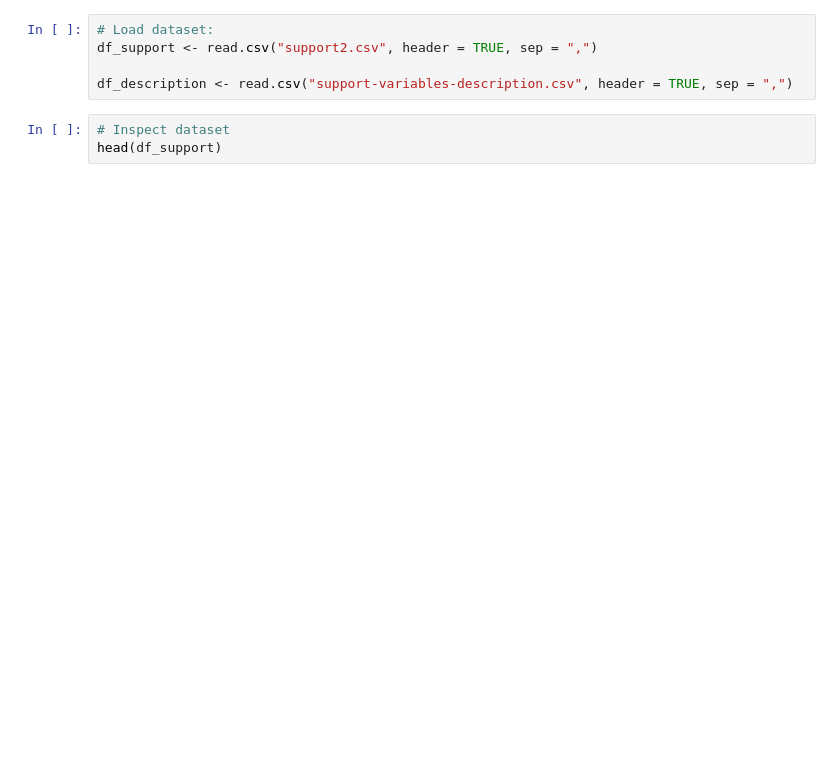
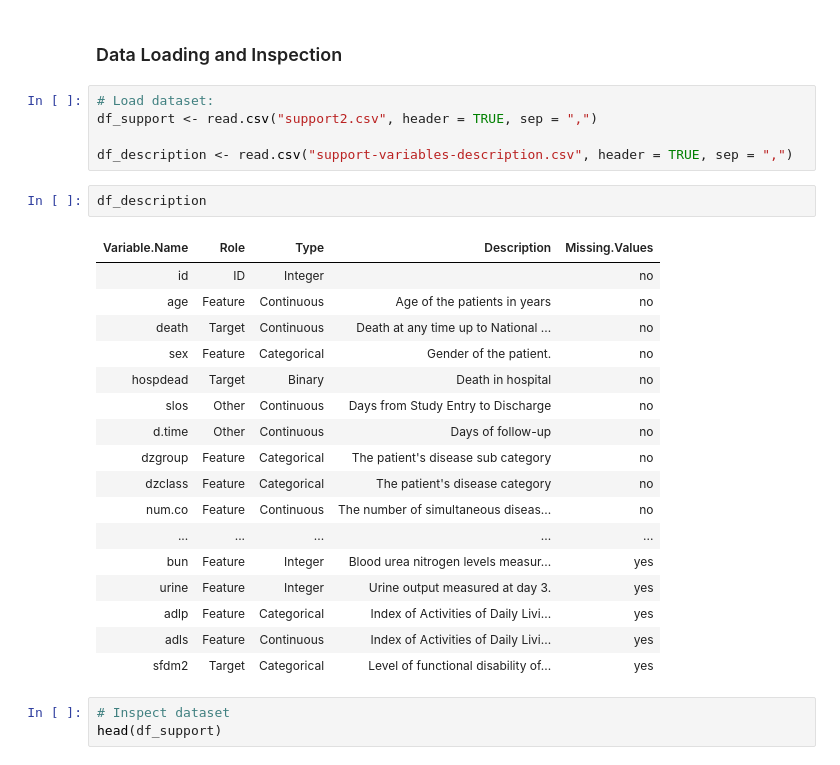
Before and after one commit to SamuelDevdas/Life-Support-ML1-HSLU, a Jupyter notebook: ML1-Samuel-NB.ipynb, the cells around one changed output. Drawn from its saved outputs; the diff is of its cells as text; blank space fills up the shorter version.

Commit message:
Started missing value analysis

```diff
--- a/ML1-Samuel-NB.ipynb
+++ b/ML1-Samuel-NB.ipynb
@@ -1,8 +1,30 @@
+# %% [markdown]
+### Data Loading and Inspection
 # %%
 # Load dataset:
 df_support <- read.csv("support2.csv", header = TRUE, sep = ",")
 
 df_description <- read.csv("support-variables-description.csv", header = TRUE, sep = ",")
+# %%
+df_description
+# %% [output]
+| Variable.Name | Role | Type | Description | Missing.Values |
+| id | ID | Integer |  | no |
+| age | Feature | Continuous | Age of the patients in years | no |
+| death | Target | Continuous | Death at any time up to National ... | no |
+| sex | Feature | Categorical | Gender of the patient. | no |
+| hospdead | Target | Binary | Death in hospital | no |
+| slos | Other | Continuous | Days from Study Entry to Discharge | no |
+| d.time | Other | Continuous | Days of follow-up | no |
+| dzgroup | Feature | Categorical | The patient's disease sub category | no |
+| dzclass | Feature | Categorical | The patient's disease category | no |
+| num.co | Feature | Continuous | The number of simultaneous diseas... | no |
+| ... | ... | ... | ... | ... |
+| bun | Feature | Integer | Blood urea nitrogen levels measur... | yes |
+| urine | Feature | Integer | Urine output measured at day 3. | yes |
+| adlp | Feature | Categorical | Index of Activities of Daily Livi... | yes |
+| adls | Feature | Continuous | Index of Activities of Daily Livi... | yes |
+| sfdm2 | Target | Categorical | Level of functional disability of... | yes |
 # %%
 # Inspect dataset
 head(df_support)
```
Also changed, not shown: parts of 14 cells of this notebook.
